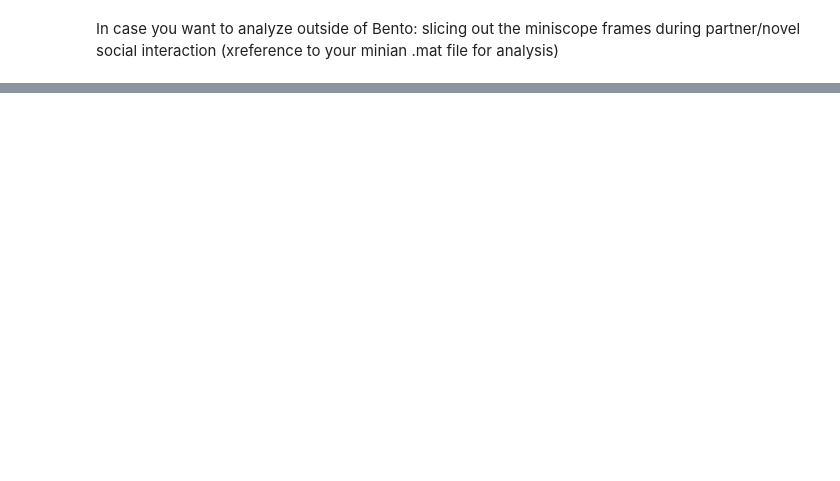
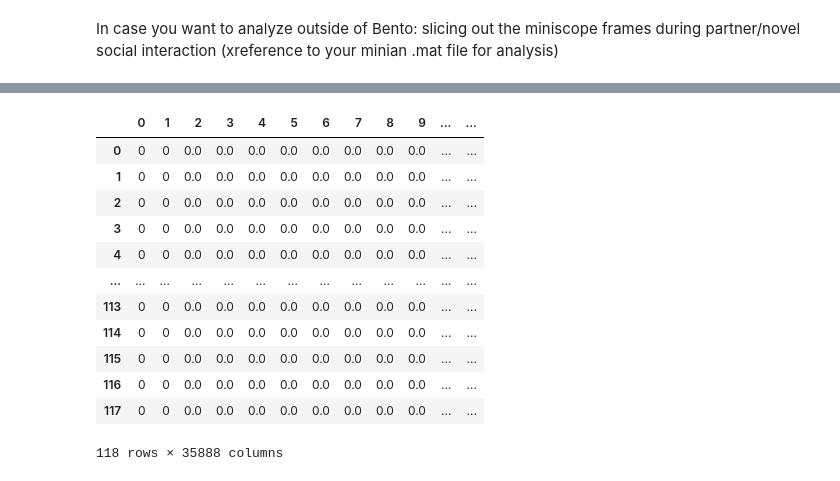
Before and after one commit to donaldsonlab/miniscope-analysis, a Jupyter notebook: BehaviorAnalysis_to_Miniscope.ipynb, the cells around one changed output, grey strips where cells are left out. Cells and saved outputs as stored; diff of their text form; code cells hidden in the pictures; blank space fills up the shorter version.

```diff
--- a/BehaviorAnalysis_to_Miniscope.ipynb
+++ b/BehaviorAnalysis_to_Miniscope.ipynb
@@ -459,3 +471,33 @@ In case you want to analyze outside of Bento: slicing out the miniscope frames d
+# %%
+import scipy.io
+
+#loading the .csvs output by the minian_to_bento.m script - data is already transposed and I find this format easier than the xArray format directly from minian
+datapath = "\\\\penc8.rc.int.colorado.edu\\DonaldsonLab\\Sheeran\\miniscope_files\\analyzed\\5001\\2022_08_31-seperate-trials\\miniscope_compiled"
+
+Cdatapath = os.path.join(datapath, "Cdata.csv")
+Sdatapath = os.path.join(datapath, "Sdata.csv")
+
+Cdatapath
+
+#rows = cells; columns = miniscope frames
+Cdata = pd.read_csv(Cdatapath, header=None)
+Sdata = pd.read_csv(Sdatapath, header=None)
+# %%
+Cdata
+# %% [output]
+|  | 0 | 1 | 2 | 3 | 4 | 5 | 6 | 7 | 8 | 9 | ... | ... |
+| 0 | 0 | 0 | 0.0 | 0.0 | 0.0 | 0.0 | 0.0 | 0.0 | 0.0 | 0.0 | ... | ... |
+| 1 | 0 | 0 | 0.0 | 0.0 | 0.0 | 0.0 | 0.0 | 0.0 | 0.0 | 0.0 | ... | ... |
+| 2 | 0 | 0 | 0.0 | 0.0 | 0.0 | 0.0 | 0.0 | 0.0 | 0.0 | 0.0 | ... | ... |
+| 3 | 0 | 0 | 0.0 | 0.0 | 0.0 | 0.0 | 0.0 | 0.0 | 0.0 | 0.0 | ... | ... |
+| 4 | 0 | 0 | 0.0 | 0.0 | 0.0 | 0.0 | 0.0 | 0.0 | 0.0 | 0.0 | ... | ... |
+| ... | ... | ... | ... | ... | ... | ... | ... | ... | ... | ... | ... | ... |
+| 113 | 0 | 0 | 0.0 | 0.0 | 0.0 | 0.0 | 0.0 | 0.0 | 0.0 | 0.0 | ... | ... |
+| 114 | 0 | 0 | 0.0 | 0.0 | 0.0 | 0.0 | 0.0 | 0.0 | 0.0 | 0.0 | ... | ... |
+| 115 | 0 | 0 | 0.0 | 0.0 | 0.0 | 0.0 | 0.0 | 0.0 | 0.0 | 0.0 | ... | ... |
+| 116 | 0 | 0 | 0.0 | 0.0 | 0.0 | 0.0 | 0.0 | 0.0 | 0.0 | 0.0 | ... | ... |
+| 117 | 0 | 0 | 0.0 | 0.0 | 0.0 | 0.0 | 0.0 | 0.0 | 0.0 | 0.0 | ... | ... |
+118 rows × 35888 columns
 # %%
 #slice out the miniscope frames during which the test animal was interacting with either the novel or partner animal
 
```
Also changed, not shown: parts of 23 cells of this notebook, 1 other file.
